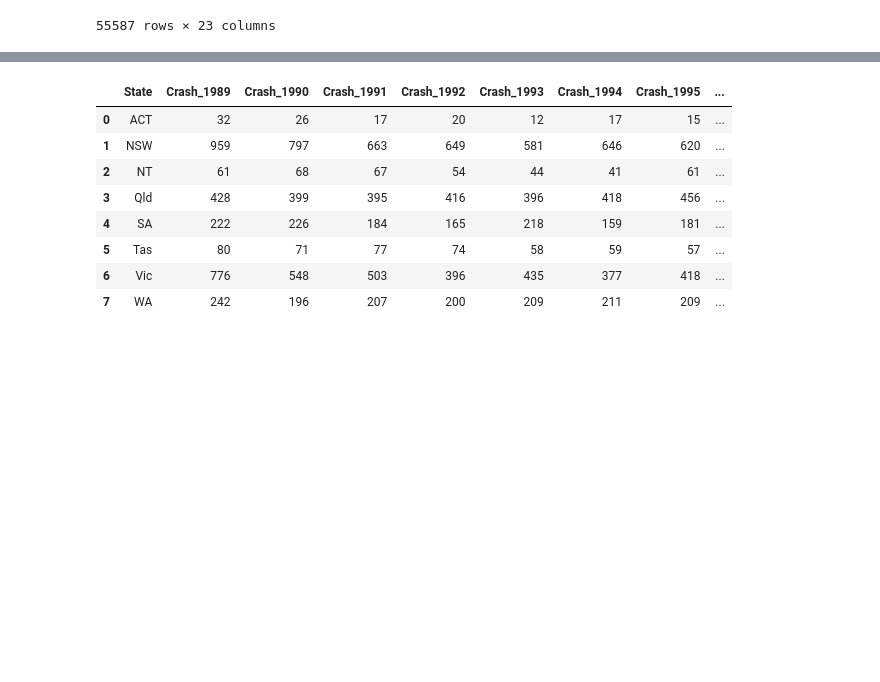
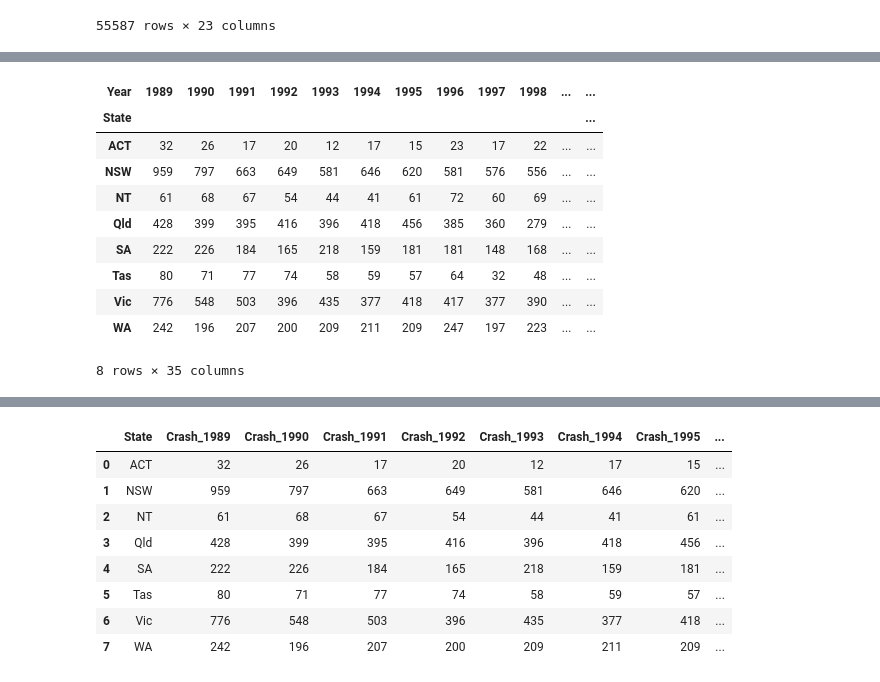
Before and after one commit to Yukitoshi12345/Australia-Road-Fatality, a Jupyter notebook: main.ipynb, the cells around one changed output, grey strips where cells are left out. Cells and saved outputs as stored; diff of their text form; code cells hidden in the pictures; blank space fills up the shorter version.

```diff
--- a/main.ipynb
+++ b/main.ipynb
@@ -49,0 +94,18 @@ df_fatalities_clean
+# %%
+# Aggregate the total number of crashes for each state and year
+state_yearly_crashes = df_fatalities_clean.groupby(['State', 'Year'])['Crash ID'].count().unstack(fill_value = 0)
+
+# Display the aggregated data
+state_yearly_crashes
+# %% [output]
+| Year | 1989 | 1990 | 1991 | 1992 | 1993 | 1994 | 1995 | 1996 | 1997 | 1998 | ... | ... |
+| State |  |  |  |  |  |  |  |  |  |  |  | ... |
+| ACT | 32 | 26 | 17 | 20 | 12 | 17 | 15 | 23 | 17 | 22 | ... | ... |
+| NSW | 959 | 797 | 663 | 649 | 581 | 646 | 620 | 581 | 576 | 556 | ... | ... |
+| NT | 61 | 68 | 67 | 54 | 44 | 41 | 61 | 72 | 60 | 69 | ... | ... |
+| Qld | 428 | 399 | 395 | 416 | 396 | 418 | 456 | 385 | 360 | 279 | ... | ... |
+| SA | 222 | 226 | 184 | 165 | 218 | 159 | 181 | 181 | 148 | 168 | ... | ... |
+| Tas | 80 | 71 | 77 | 74 | 58 | 59 | 57 | 64 | 32 | 48 | ... | ... |
+| Vic | 776 | 548 | 503 | 396 | 435 | 377 | 418 | 417 | 377 | 390 | ... | ... |
+| WA | 242 | 196 | 207 | 200 | 209 | 211 | 209 | 247 | 197 | 223 | ... | ... |
+8 rows × 35 columns
```
Also changed, not shown: parts of 4 cells of this notebook, 1 other file.
